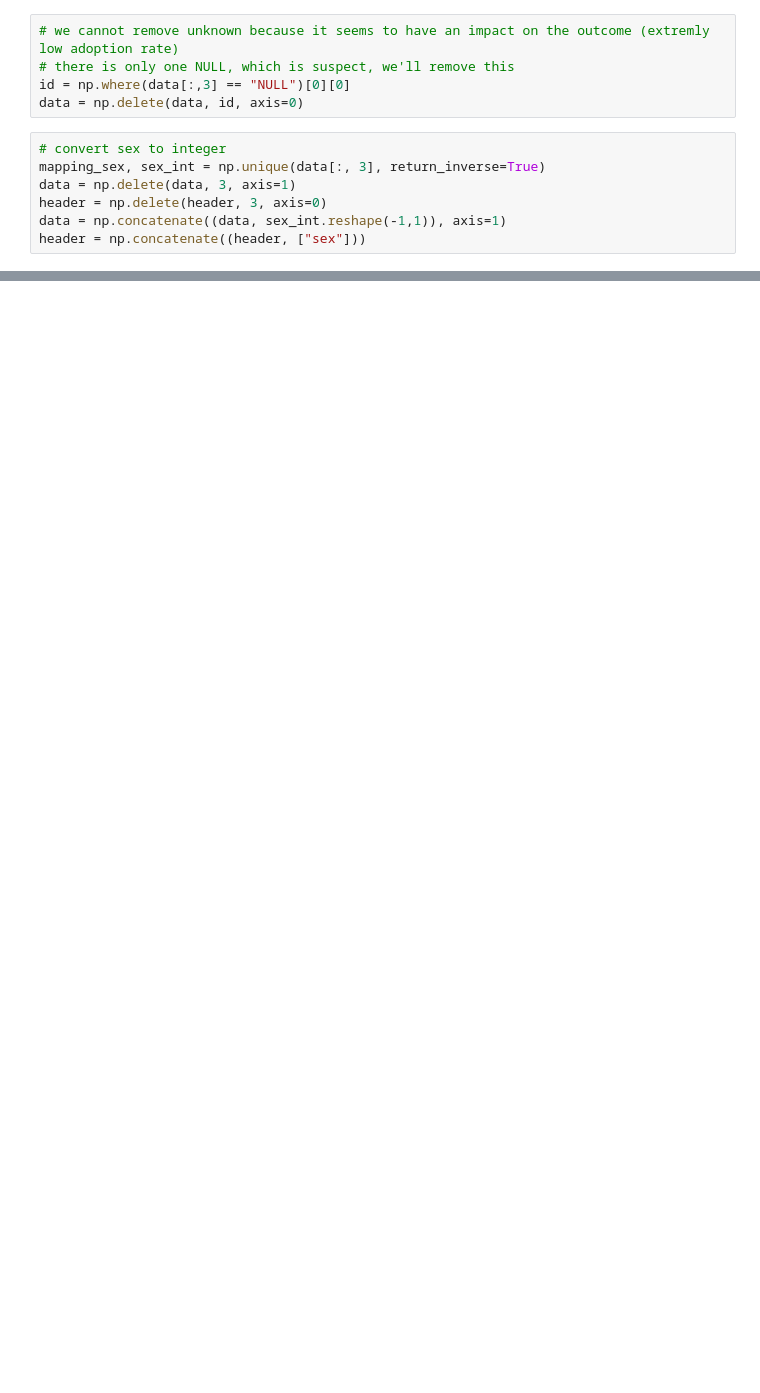
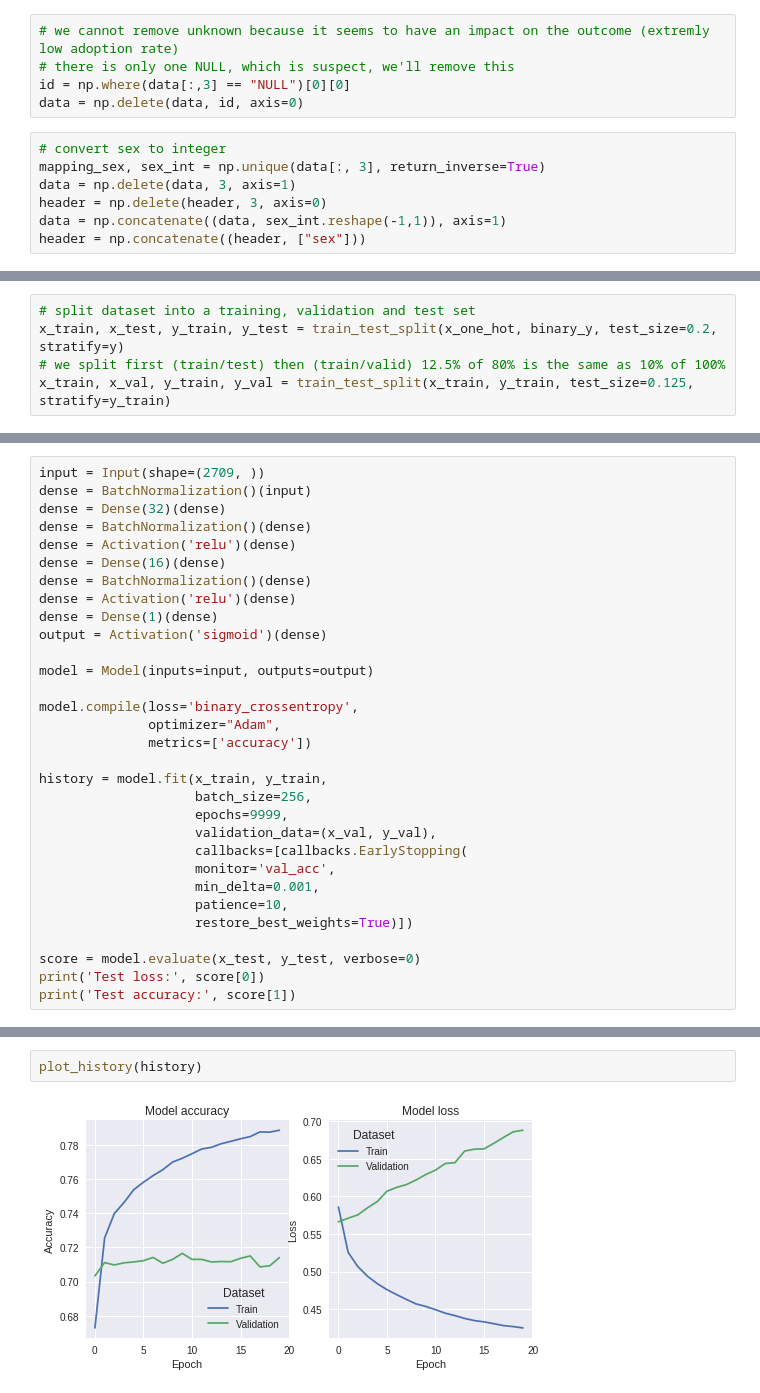
Before and after one commit to qfournier/IND6212_2019, a Jupyter notebook: notebook.ipynb, the cells around one changed output, grey strips where cells are left out. Drawn from its saved outputs; the diff is of its cells as text; blank space fills up the shorter version.

```diff
--- a/notebook.ipynb
+++ b/notebook.ipynb
@@ -267,0 +483,5 @@ sex                  : 2
+# %%
+# split dataset into a training, validation and test set
+x_train, x_test, y_train, y_test = train_test_split(x_one_hot, binary_y, test_size=0.2, stratify=y)
+# we split first (train/test) then (train/valid) 12.5% of 80% is the same as 10% of 100%
+x_train, x_val, y_train, y_val = train_test_split(x_train, y_train, test_size=0.125, stratify=y_train)
@@ -267,0 +496,31 @@ sex                  : 2
+# %%
+input = Input(shape=(2709, ))
+dense = BatchNormalization()(input)
+dense = Dense(32)(dense)
+dense = BatchNormalization()(dense)
+dense = Activation('relu')(dense)
+dense = Dense(16)(dense)
+dense = BatchNormalization()(dense)
+dense = Activation('relu')(dense)
+dense = Dense(1)(dense)
+output = Activation('sigmoid')(dense)
+
+model = Model(inputs=input, outputs=output)
+
+model.compile(loss='binary_crossentropy',
+              optimizer="Adam",
+              metrics=['accuracy'])
+
+history = model.fit(x_train, y_train,
+                    batch_size=256,
+                    epochs=9999,
+                    validation_data=(x_val, y_val),
+                    callbacks=[callbacks.EarlyStopping(
+                    monitor='val_acc',
+                    min_delta=0.001,
+                    patience=10,
+                    restore_best_weights=True)])
+
+score = model.evaluate(x_test, y_test, verbose=0)
+print('Test loss:', score[0])
+print('Test accuracy:', score[1])
@@ -267,0 +545,4 @@ sex                  : 2
+# %%
+plot_history(history)
+# %% [output]
+[figure, added]
```
Also changed, not shown: parts of 27 cells of this notebook.
